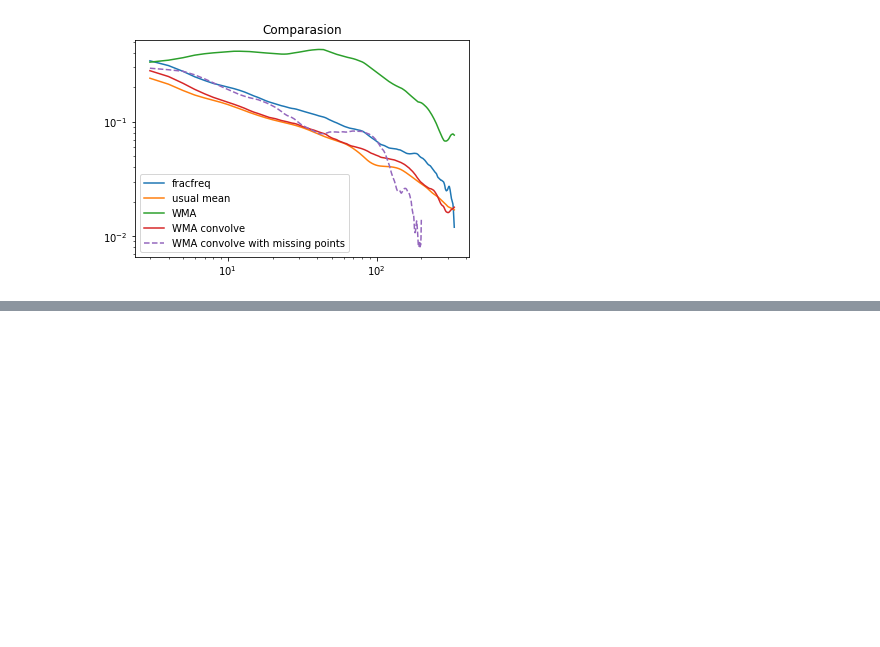
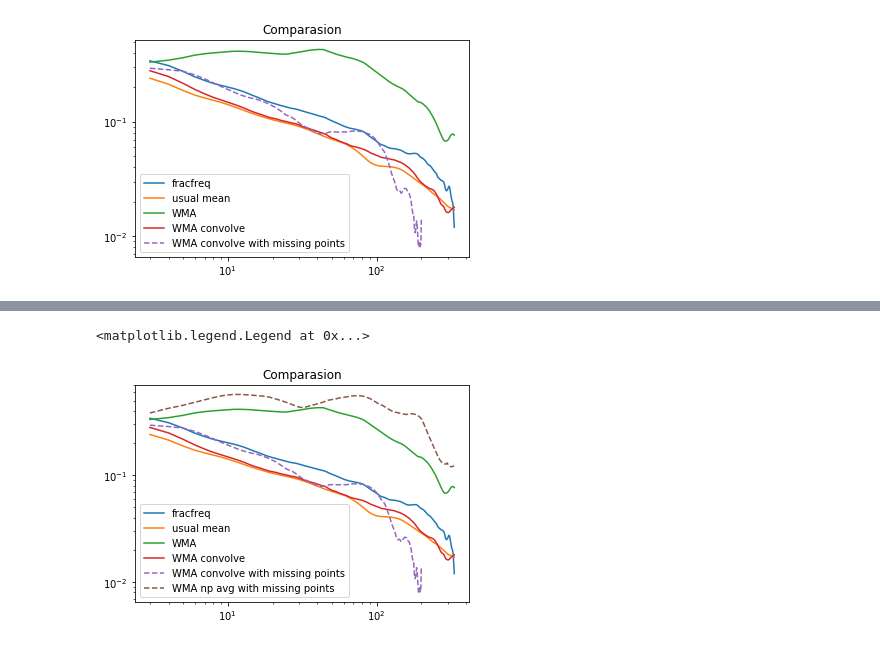
Before and after one commit to verasha/radio-sources, a Jupyter notebook: allanoadev_gattano.ipynb, the cells around one changed output, grey strips where cells are left out. Saved outputs shown, nothing was run; the diff lists cells and outputs as text; code cells hidden in the pictures; blank space fills up the shorter version.

Commit message:
Updated allan variance code

```diff
--- a/allanoadev_gattano.ipynb
+++ b/allanoadev_gattano.ipynb
@@ -694,12 +735,7 @@ def allanoadev_D_WMA(y,dates,error,rate):
     # Create weights
     weights_std = 1/(error**2)
     weights_std /= weights_std.sum()
-
-    # Find amount of missing points
-    real_dates = np.arange(start_date,1+end_date,1)
-
-    diff = np.setdiff1d(real_dates,dates)
-    D = len(diff)
+#     weights_std = np.ones(700)
 
     # Iterate over values of m
     for k in range(len(m)):
@@ -707,11 +743,20 @@ def allanoadev_D_WMA(y,dates,error,rate):
         left = 0
         right = m[k]
         ybar = []
+        D = 0
+        data_sum = 0
 
+        # Check for missing windows
         while right <= N:
-            ybar.append(np.average(y[left:right], weights=weights_std[left:right]))
+            data_sum = np.sum(new_df['Data'].values[left:right])
+
+            if data_sum == 0:
+                D +=1
+            else:
+                ybar.append(np.average(y[left:right], weights=weights_std[left:right]))
             left += step
             right += step
+
 
         # M is the number of times we can move the averaging window from the beginning to the end
         M = len(ybar)
@@ -741,0 +788,12 @@ ZeroDivisionError: Weights sum to zero, can't be normalized
+# %%
+plt.loglog(tau_white,allanoadev_white,label='fracfreq')
+plt.loglog(tau_white_opt,allanstd_white_opt,label='usual mean')
+plt.loglog(tau_white_bar,allanoadev_white_bar,label='WMA')
+plt.loglog(tau_white_bar_alt,allanoadev_white_bar_alt,label='WMA convolve')
+plt.loglog(tau_D,allanstd_D,label='WMA convolve with missing points',linestyle='dashed')
+plt.loglog(tau_D_WMA,allanstd_D_WMA,label='WMA np avg with missing points',linestyle='dashed')
+plt.title('Comparasion')
+plt.legend()
+# %% [output]
+<matplotlib.legend.Legend at 0x...>
+[figure, added]
```
Also changed, not shown: parts of 15 cells of this notebook, 4 other files.
